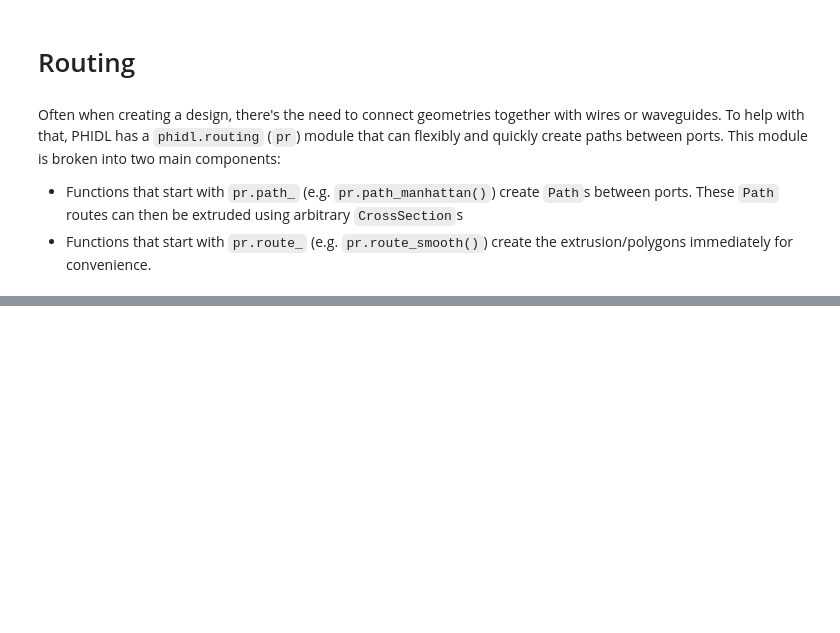
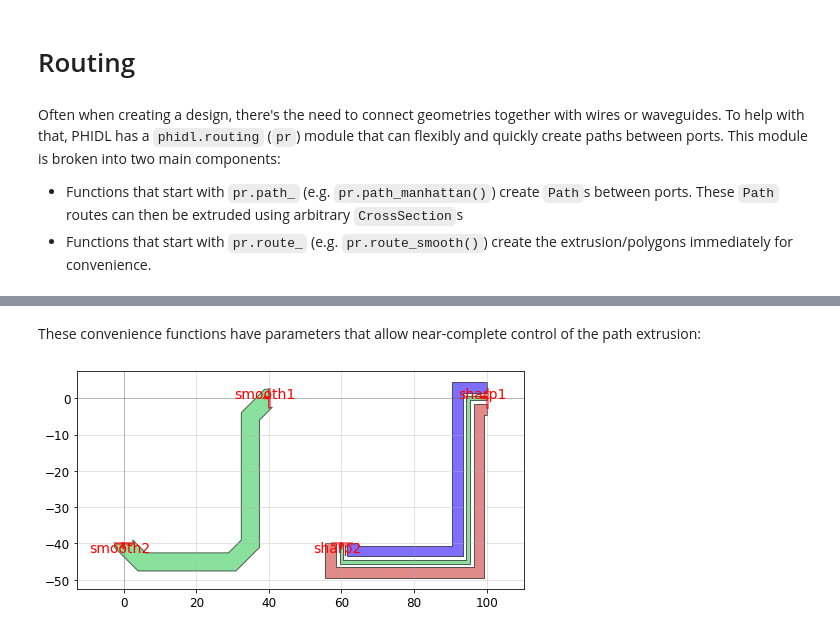
Before and after one commit to amccaugh/phidl, a Jupyter notebook: docs/tutorials/routing.ipynb, the cells around one changed output, grey strips where cells are left out. Cells and saved outputs as stored; diff of their text form; code cells hidden in the pictures; blank space fills up the shorter version.

```diff
--- a/docs/tutorials/routing.ipynb
+++ b/docs/tutorials/routing.ipynb
@@ -18,0 +61,18 @@ Often when creating a design, there's the need to connect geometries together wi
+# %% [markdown]
+These convenience functions have parameters that allow near-complete control of the path extrusion:
+# %%
+D = Device()
+port1 = D.add_port(name='smooth1', midpoint=(40,0), width=5, orientation=180)
+port2 = D.add_port(name='smooth2', midpoint=(0, -40), width=5, orientation=270)
+D.add_ref(pr.route_smooth(port1, port2, radius=5, smooth_options={'corner_fun': pp.arc, 'num_pts': 8}))
+
+port3 = D.add_port(name='sharp1', midpoint=(100,0), width=5, orientation=180)
+port4 = D.add_port(name='sharp2', midpoint=(60, -40), width=5, orientation=270)
+X = CrossSection().add(width=1)
+X.add(width=3,offset=3, layer=1)
+X.add(width=3, offset=-3, layer=2)
+D.add_ref(pr.route_sharp(port3, port4, cross_section=X))
+
+qp(D)
+# %% [output]
+[figure, added]
```
Also changed, not shown: parts of 18 cells of this notebook.
